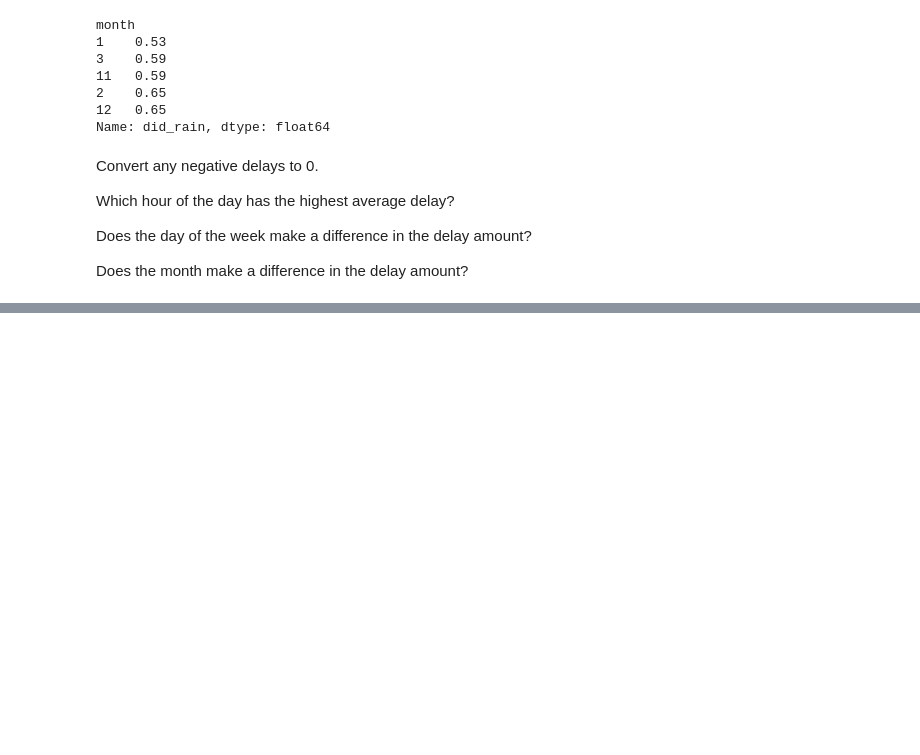
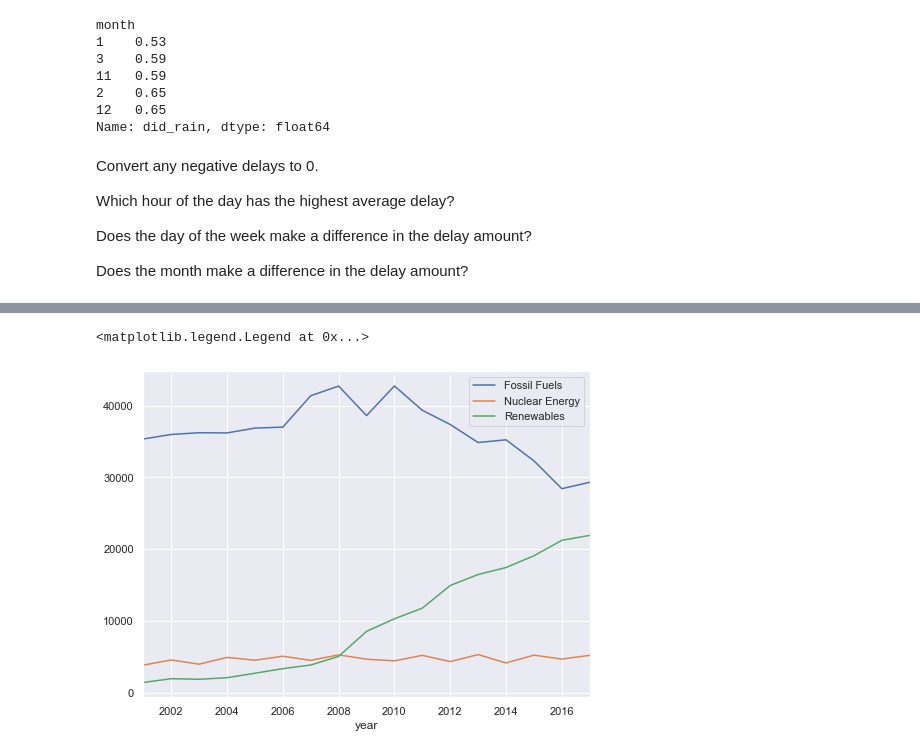
Before and after one commit to Olivert75/time-series-exercises, a Jupyter notebook: working_with_time_series_data.ipynb, the cells around one changed output, grey strips where cells are left out. Saved outputs shown, nothing was run; the diff lists cells and outputs as text; code cells hidden in the pictures; blank space fills up the shorter version.

```diff
--- a/working_with_time_series_data.ipynb
+++ b/working_with_time_series_data.ipynb
@@ -517,0 +690,2 @@ Does the month make a difference in the delay amount?
+# %%
+ie = ie.pivot(index='year',columns='source')
@@ -517,0 +715,16 @@ Does the month make a difference in the delay amount?
+# %%
+ie.columns=['fossil_fuels','nuclear_energy','renewables']
+# %%
+ie['total_energy'] = ie.fossil_fuels + ie.nuclear_energy + ie.renewables
+# %%
+ie['fossil_fuel_percentage'] = (ie.fossil_fuels / ie.total_energy) *100
+ie['nucleaer_energy_percentage'] = (ie.nuclear_energy / ie.total_energy) *100
+ie['renewables_percentage'] = (ie.renewables / ie.total_energy) *100
+# %%
+ie.fossil_fuels.plot(label='Fossil Fuels')
+ie.nuclear_energy.plot(label='Nuclear Energy')
+ie.renewables.plot(label='Renewables')
+plt.legend()
+# %% [output]
+<matplotlib.legend.Legend at 0x...>
+[figure, added]
```
Also changed, not shown: parts of 26 cells of this notebook.
